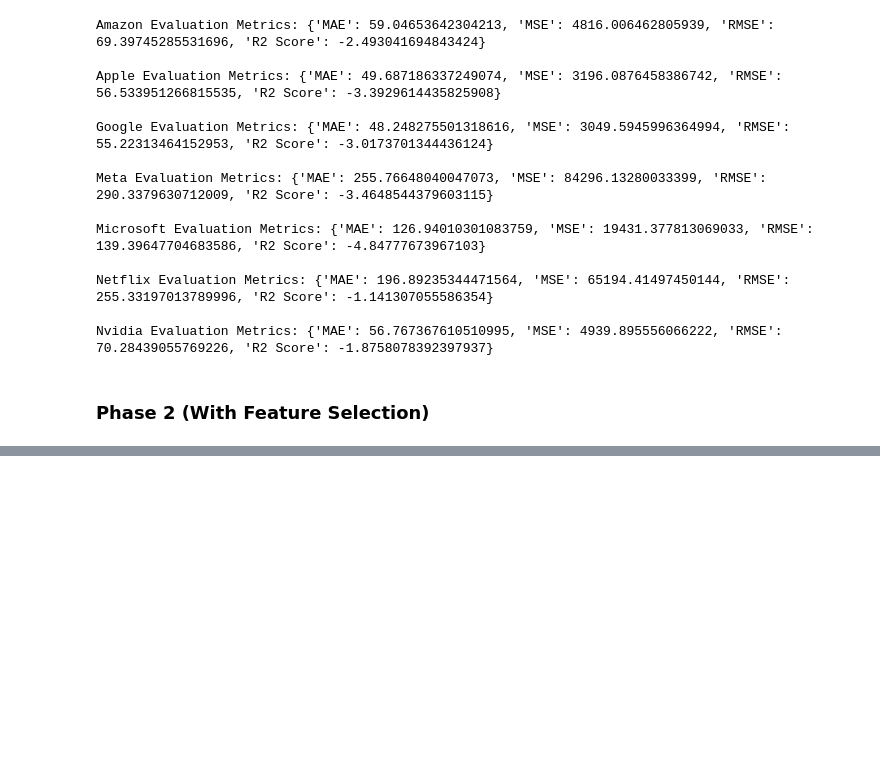
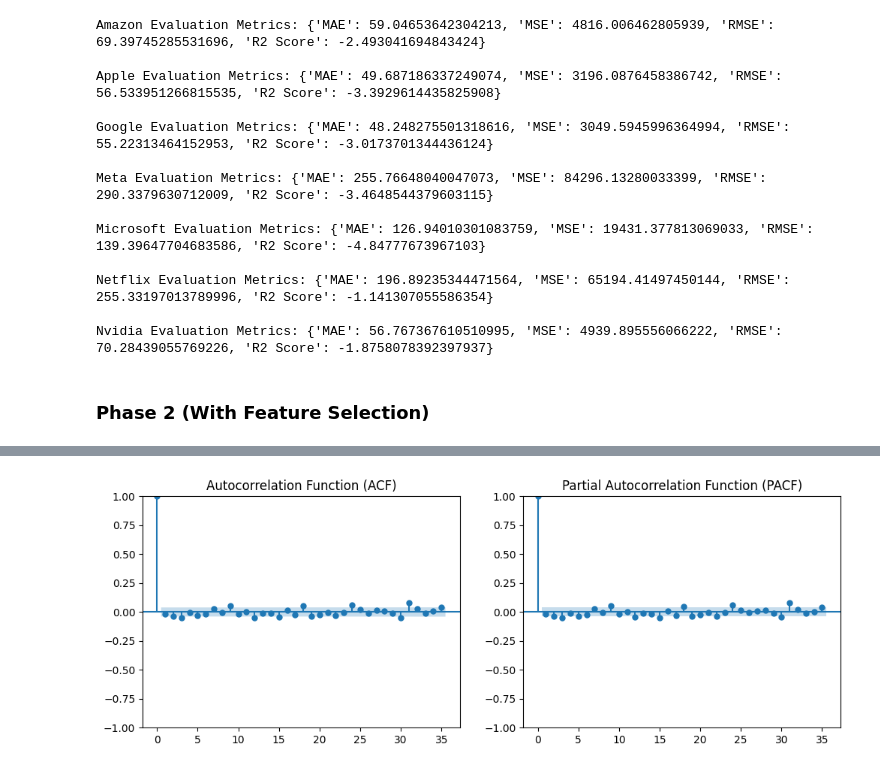
Before and after one commit to AnubhavYadavBCA25/MNCs-Companies-Stocks-Prediction, a Jupyter notebook: notebooks/Model-Building.ipynb, the cells around one changed output, grey strips where cells are left out. Cells and saved outputs as stored; diff of their text form; code cells hidden in the pictures; blank space fills up the shorter version.

```diff
--- a/notebooks/Model-Building.ipynb
+++ b/notebooks/Model-Building.ipynb
@@ -458,0 +692,7 @@ Nvidia Evaluation Metrics: {'MAE': 56.767367610510995, 'MSE': 4939.895556066222,
+# %%
+df_apple_arima['Close_diff'] = df_apple_arima['Close'].diff()
+df_google_arima['Close_diff'] = df_google_arima['Close'].diff()
+df_meta_arima['Close_diff'] = df_meta_arima['Close'].diff()
+df_micro_arima['Close_diff'] = df_micro_arima['Close'].diff()
+df_netflix_arima['Close_diff'] = df_netflix_arima['Close'].diff()
+df_nvidia_arima['Close_diff'] = df_nvidia_arima['Close'].diff()
@@ -458,0 +761,12 @@ Nvidia Evaluation Metrics: {'MAE': 56.767367610510995, 'MSE': 4939.895556066222,
+# %%
+fig, axes = plt.subplots(1, 2, figsize=(12, 4))
+
+plot_acf(df_google_arima['Close_diff'].dropna(), ax=axes[0])   # Choose 'q'
+axes[0].set_title("Autocorrelation Function (ACF)")
+
+plot_pacf(df_google_arima['Close_diff'].dropna(), ax=axes[1])  # Choose 'p'
+axes[1].set_title("Partial Autocorrelation Function (PACF)")
+
+plt.show()
+# %% [output]
+[figure, added]
```
Also changed, not shown: parts of 18 cells of this notebook.
